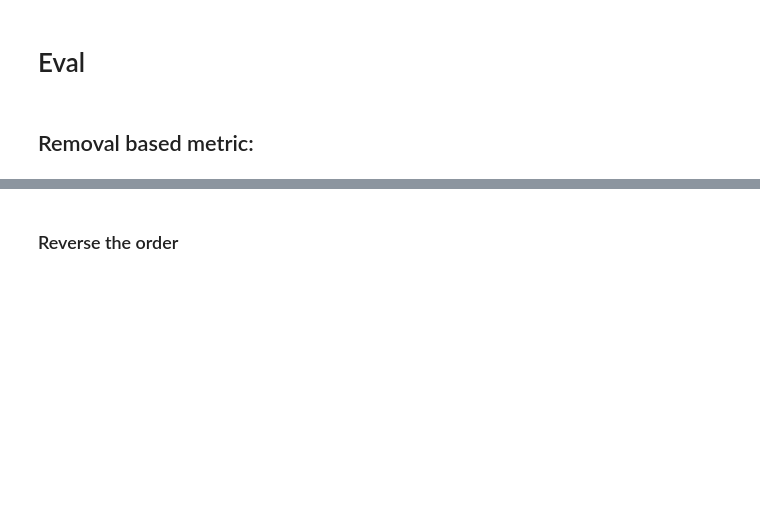
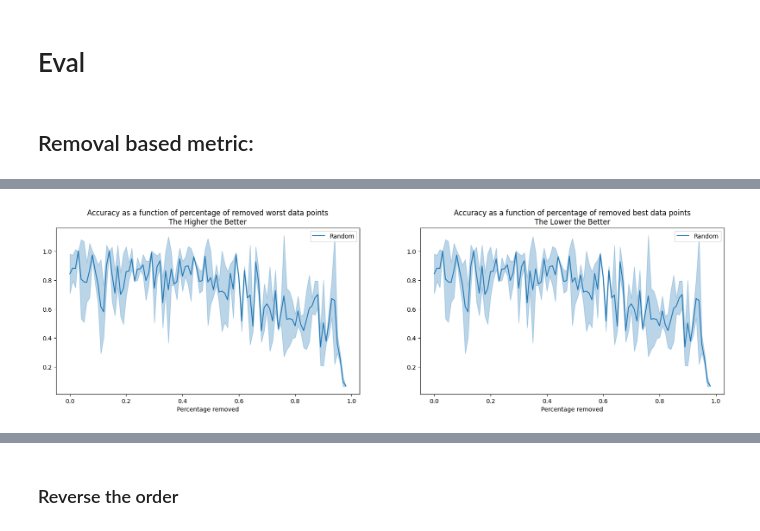
Before and after one commit to BastienZim/pyDVL_DataOOB, a Jupyter notebook: notebooks/my_notebooks/OOB_for_Genrated_Data.ipynb, the cells around one changed output, grey strips where cells are left out. Cells and saved outputs as stored; diff of their text form; code cells hidden in the pictures; blank space fills up the shorter version.

```diff
--- a/notebooks/my_notebooks/OOB_for_Genrated_Data.ipynb
+++ b/notebooks/my_notebooks/OOB_for_Genrated_Data.ipynb
@@ -263,0 +231,4 @@ plot_best_worst(best_scores_df, best_scores_df)
+# %%
+plot_best_worst(aa, aa)
+# %% [output]
+[figure, added]
```
Also changed, not shown: parts of 28 cells of this notebook, 3 other files.
